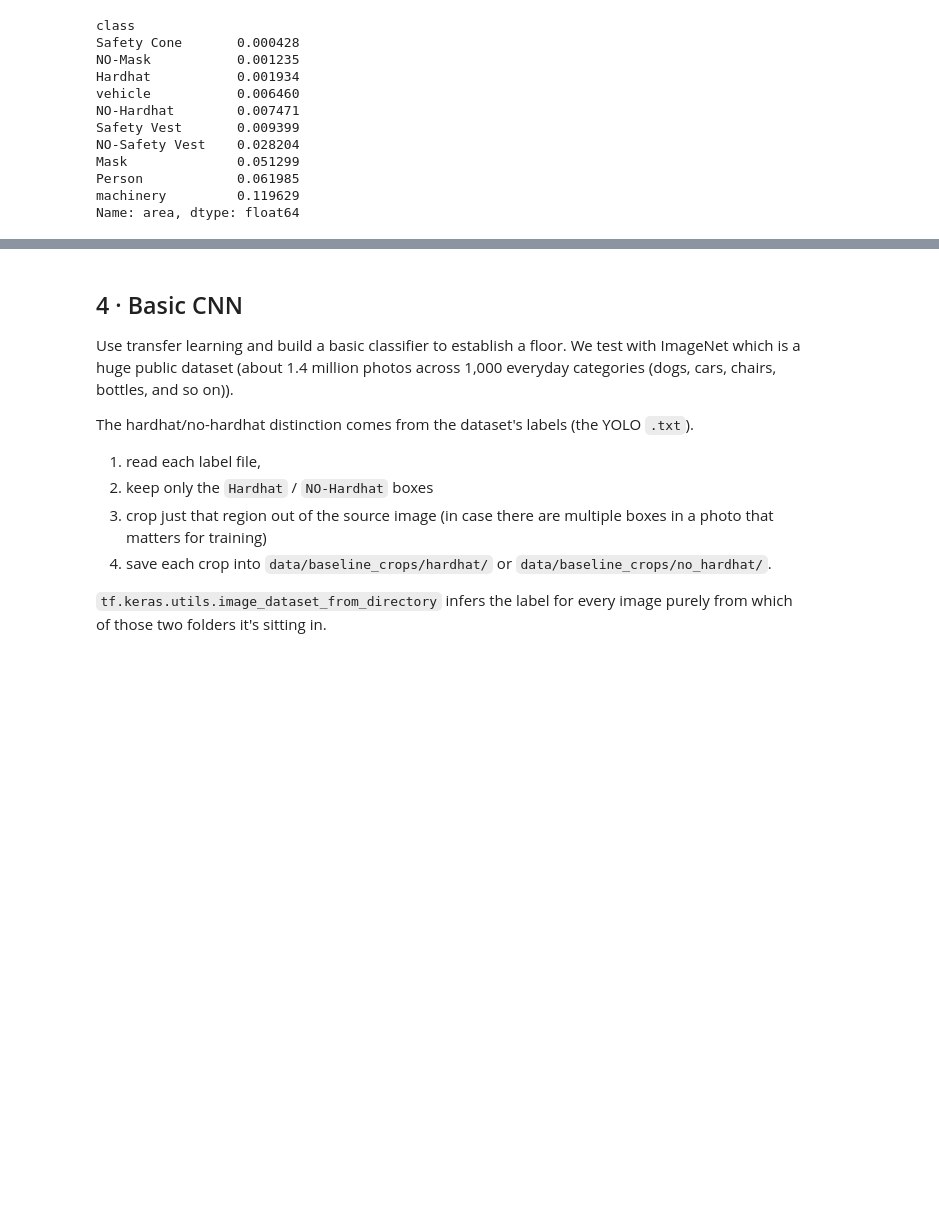
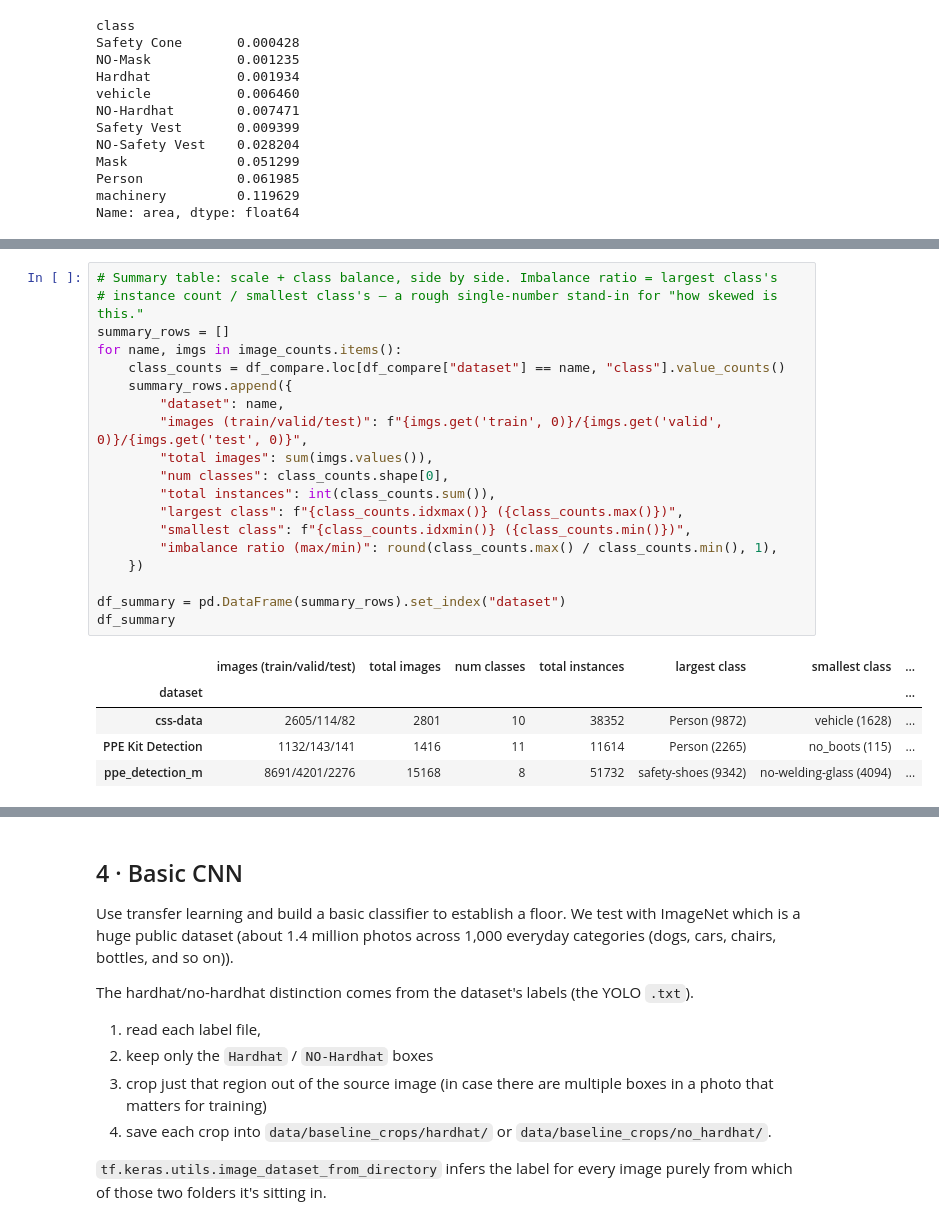
Before and after one commit to rif42/P0-safety, a Jupyter notebook: YOLO8.ipynb, the cells around one changed output, grey strips where cells are left out. Drawn from its saved outputs; the diff is of its cells as text; blank space fills up the shorter version.

```diff
--- a/YOLO8.ipynb
+++ b/YOLO8.ipynb
@@ -225,0 +297,25 @@ if train_images_dir.exists():
+# %%
+# Summary table: scale + class balance, side by side. Imbalance ratio = largest class's
+# instance count / smallest class's — a rough single-number stand-in for "how skewed is this."
+summary_rows = []
+for name, imgs in image_counts.items():
+    class_counts = df_compare.loc[df_compare["dataset"] == name, "class"].value_counts()
+    summary_rows.append({
+        "dataset": name,
+        "images (train/valid/test)": f"{imgs.get('train', 0)}/{imgs.get('valid', 0)}/{imgs.get('test', 0)}",
+        "total images": sum(imgs.values()),
+        "num classes": class_counts.shape[0],
+        "total instances": int(class_counts.sum()),
+        "largest class": f"{class_counts.idxmax()} ({class_counts.max()})",
+        "smallest class": f"{class_counts.idxmin()} ({class_counts.min()})",
+        "imbalance ratio (max/min)": round(class_counts.max() / class_counts.min(), 1),
+    })
+
+df_summary = pd.DataFrame(summary_rows).set_index("dataset")
+df_summary
+# %% [output]
+|  | images (train/valid/test) | total images | num classes | total instances | largest class | smallest class | ... |
+| dataset |  |  |  |  |  |  | ... |
+| css-data | 2605/114/82 | 2801 | 10 | 38352 | Person (9872) | vehicle (1628) | ... |
+| PPE Kit Detection | 1132/143/141 | 1416 | 11 | 11614 | Person (2265) | no_boots (115) | ... |
+| ppe_detection_m | 8691/4201/2276 | 15168 | 8 | 51732 | safety-shoes (9342) | no-welding-glass (4094) | ... |
```
Also changed, not shown: parts of 7 cells of this notebook, 6 other files.
